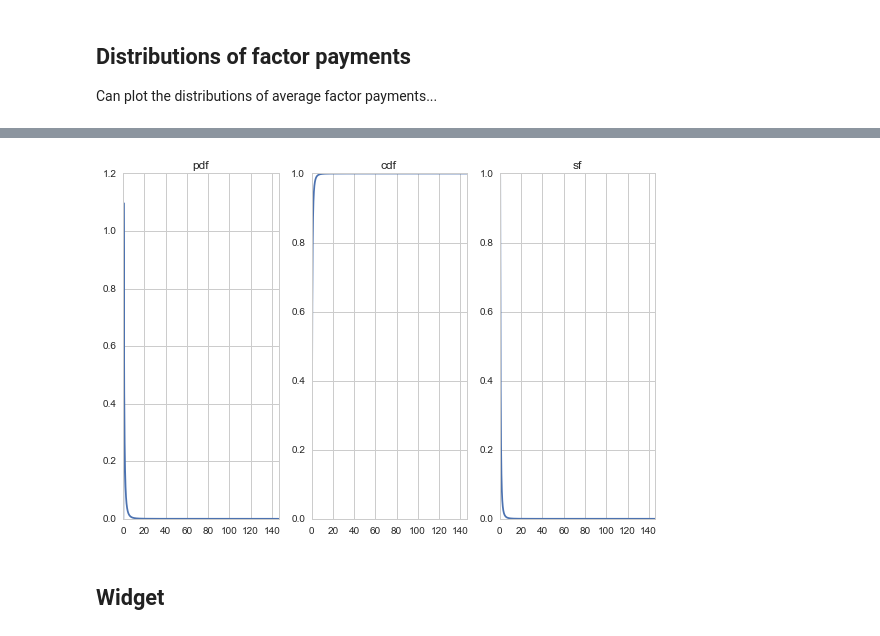
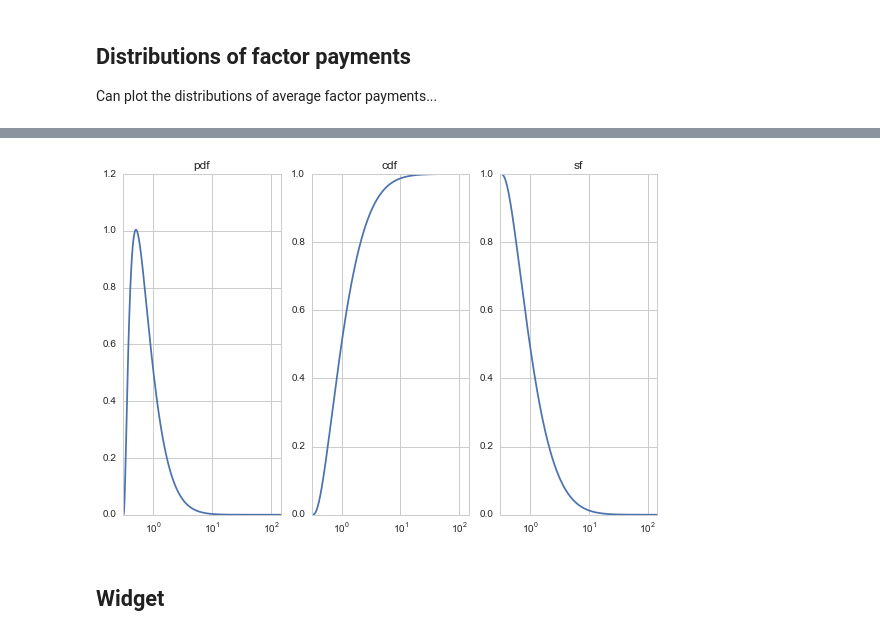
Before and after one commit to davidrpugh/assortative-matching, a Jupyter notebook: examples/positive-assortative-matching.ipynb, the cells around one changed output, grey strips where cells are left out. Drawn from its saved outputs; the diff is of its cells as text; code cells hidden in the pictures.

```diff
--- a/examples/positive-assortative-matching.ipynb
+++ b/examples/positive-assortative-matching.ipynb
@@ -266,21 +280,24 @@ plt.show()
 # %%
 fig, axes = plt.subplots(1, 3)
-factor_payment_2_pdf = viz.compute_pdf('factor_payment_2')
+factor_payment_2_pdf = viz.compute_pdf('factor_payment_2', normalize=True)
 factor_payment_2_pdf.plot(ax=axes[0])
 axes[0].set_title(r'pdf')
+axes[0].set_xscale('log')
 
 factor_payment_2_cdf = viz.compute_cdf(factor_payment_2_pdf)
 factor_payment_2_cdf.plot(ax=axes[1])
 axes[1].set_title(r'cdf')
+axes[1].set_xscale('log')
 
 factor_payment_2_sf = viz.compute_sf(factor_payment_2_cdf)
 factor_payment_2_sf.plot(ax=axes[2])
 axes[2].set_title(r'sf')
+axes[2].set_xscale('log')
 
 plt.tight_layout()
 plt.show()
 # %% [output]
-[figure, old version]
+[figure, new version]
 # %% [markdown]
 ## Widget
 # %%
```
Also changed, not shown: parts of 9 cells of this notebook, 3 other files.
